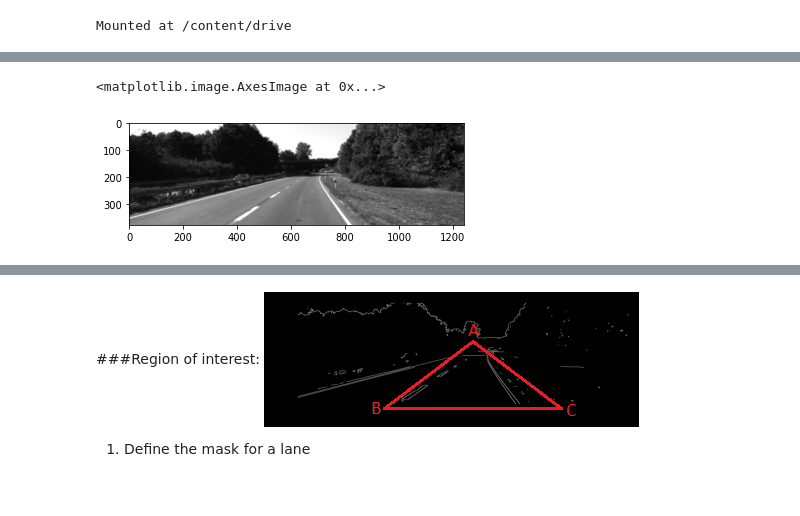
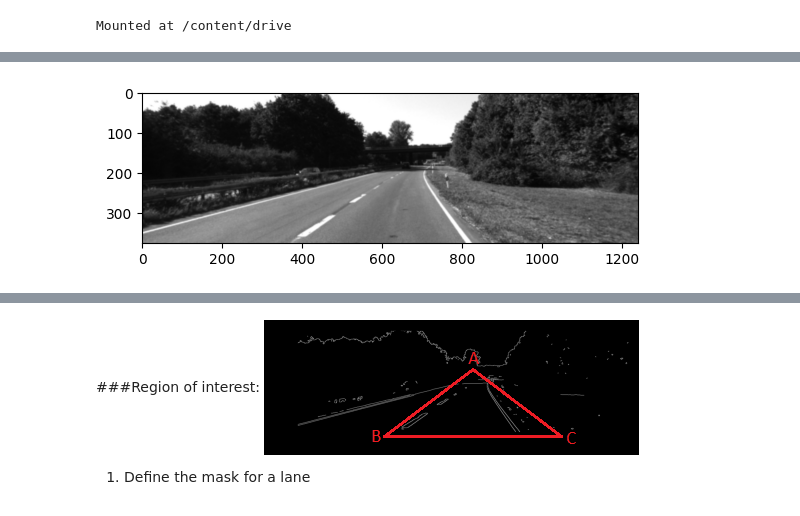
Before and after one commit to StefanCobzariu/AchizitieSemnale, a Jupyter notebook: p1_w1_edges.ipynb, the cells around one changed output, grey strips where cells are left out. Cells and saved outputs as stored; diff of their text form; code cells hidden in the pictures.

```diff
--- a/p1_w1_edges.ipynb
+++ b/p1_w1_edges.ipynb
@@ -77,10 +79,15 @@ Mounted at /content/drive
 # %%
 #TODO: read test image - see cv2.imread
 #code here
-
+image=cv2.imread("/content/drive/My Drive/um_000093.png")
 #TODO: BGR to RGB - see cv2.cvtColor
 #code here
+??cv2.cvtColor
+image_rgb = cv2.cvtColor(image, cv2.COLOR_BGR2RGB)
 
 #TODO: print out input image - see plt.imshow from matplotlib.pyplot: https://matplotlib.org/api/pyplot_api.html
 #code here
+
+plt.imshow(image_rgb)
+plt.show()
 # %% [output]
@@ -89,7 +95,9 @@ Mounted at /content/drive
 # %%
 #TODO: apply the grayscale transform - see cv2.cvtColor
 #code here
-
+image_gray=cv2.cvtColor(image_rgb, cv2.COLOR_RGB2GRAY)
 #TODO: print grayscale image
 #code here
+plt.imshow(image_gray, cmap='gray')  # Folosește cmap='gray' pentru afișare corectă
+plt.show()
 # %% [output]
@@ -98,14 +105,16 @@ Mounted at /content/drive
 # %%
 # Gaussian Smoothing
 
 # Define a kernel size for Gaussian smoothing / blurring
 kernel_size = 5 # Must be an odd number (3, 5, 7...)
 
 #TODO: apply Gaussian Smoothing - see cv2.GaussianBlur
 #code here
-
+??cv2.GaussianBlur
+image_gaussian_filter=cv2.GaussianBlur(image_gray, (kernel_size, kernel_size), 0)
 #TODO: print smoothed grayscale image - see plt.imshow
 #code here
+plt.imshow(image_gaussian_filter,cmap='gray')
+plt.show()
 # %% [output]
-<matplotlib.image.AxesImage at 0x...>
-[figure, old version]
+[figure, new version]
```
Also changed, not shown: parts of 10 cells of this notebook.
